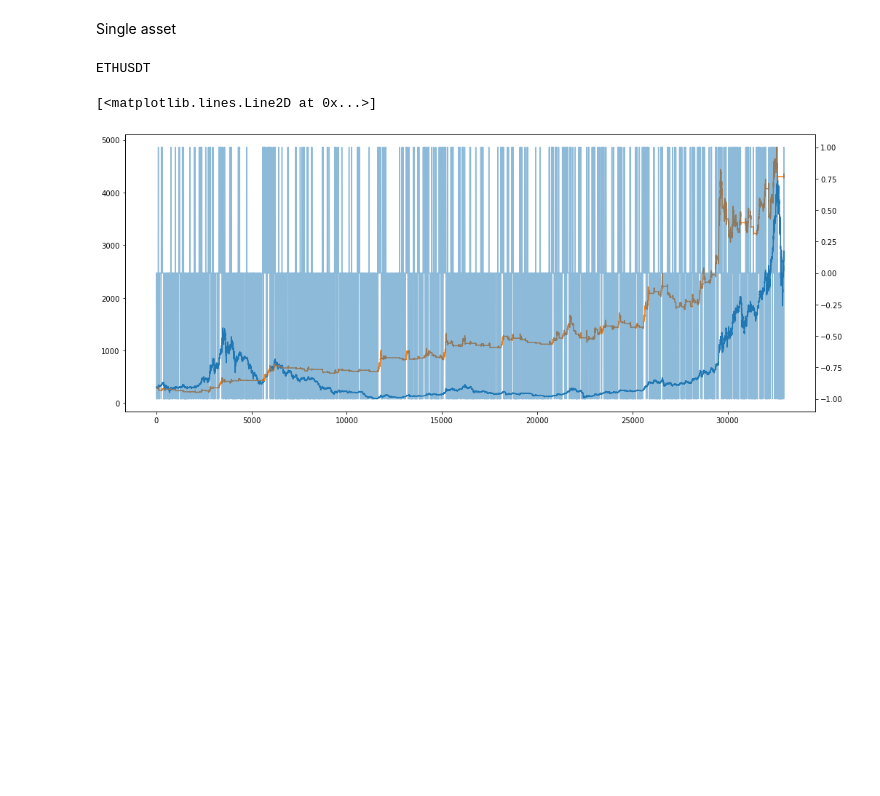
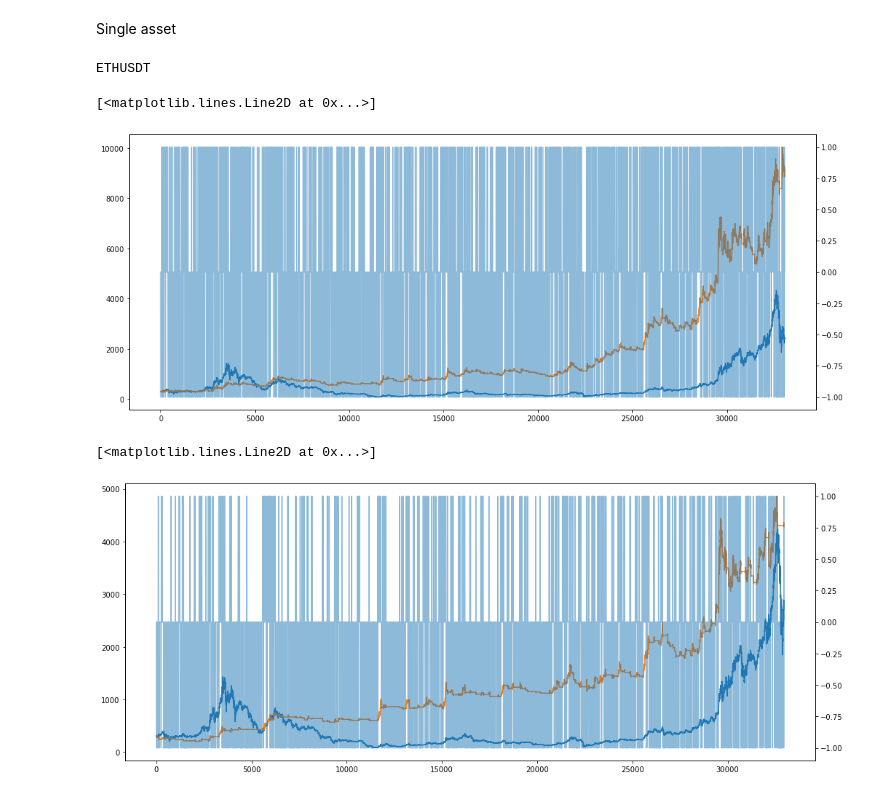
Before and after one commit to GuillaumeDMMarion/crypto-invest, a Jupyter notebook: notebooks/Implementation_rl.ipynb, the cells around one changed output. Saved outputs shown, nothing was run; the diff lists cells and outputs as text; code cells hidden in the pictures; blank space fills up the shorter version.

Commit message:
Add signals to observation

```diff
--- a/notebooks/Implementation_rl.ipynb
+++ b/notebooks/Implementation_rl.ipynb
@@ -251,13 +203,22 @@ ETHUSDT
 # %%
 index = kline.index[:-1].to_frame().rename(columns={0: 'datetime'})
 index = index.assign(index=index.datetime.dt.date)
-_sigs = kline.signals.eq(1).mean(axis=1).shift(1).values[:-1]
+_sigs = kline.signals.eq(1).mean(axis=1).rolling(3).median().shift(1).values[:-1]
 # _sigs = kline.signals.eq(1).mean(axis=1).rolling(6).mean().shift(1).values[:-1]
 # sigs = np.where(_sigs <= -.6, -1, np.where(_sigs >= .8, 1, 0))
-sigs = np.where(_sigs < .3, -1, np.where(_sigs >= .7, 1, 0))
+sigs = np.where(_sigs < .2, -1, np.where(_sigs >= .55, 1, 0))
 # %%
 btst = Backtest(kline, start_index=0, init_assets=1, commission=0.001, slippage_pct=0.1, slippage_steps=0)
 btst.run(999*sigs, verbose=0)
+# %%
+fig, ax = plt.subplots(figsize=(17, 7))
+ax.plot(kline.close.values)
+ax.plot(btst.periodic.value.values)
+ax2 = ax.twinx()
+ax2.plot(sigs, alpha=.5)
+# %% [output]
+[<matplotlib.lines.Line2D at 0x...>]
+[figure, added]
 # %%
 fig, ax = plt.subplots(figsize=(17, 7))
 ax.plot(kline.close.values)
```
Also changed, not shown: parts of 14 cells of this notebook, 1 other file.
